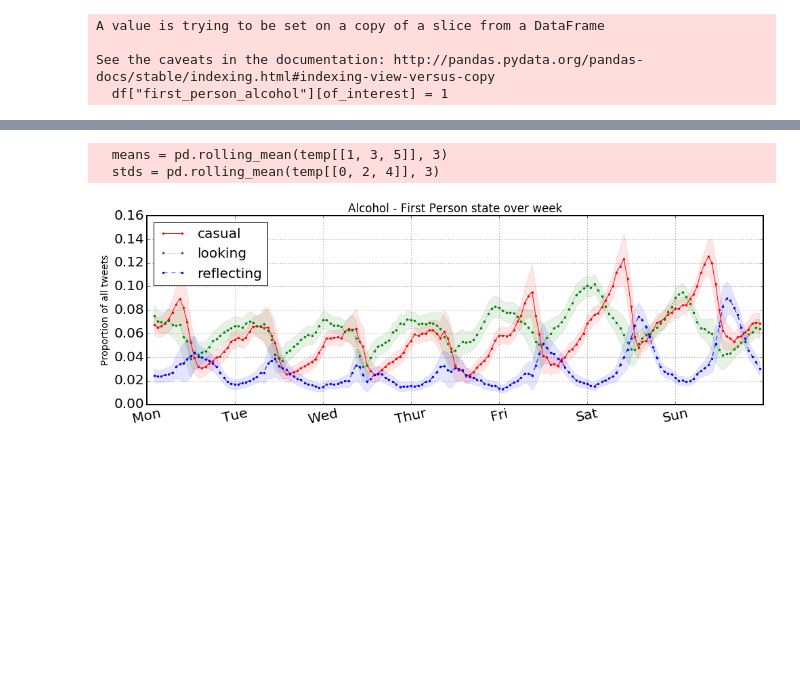
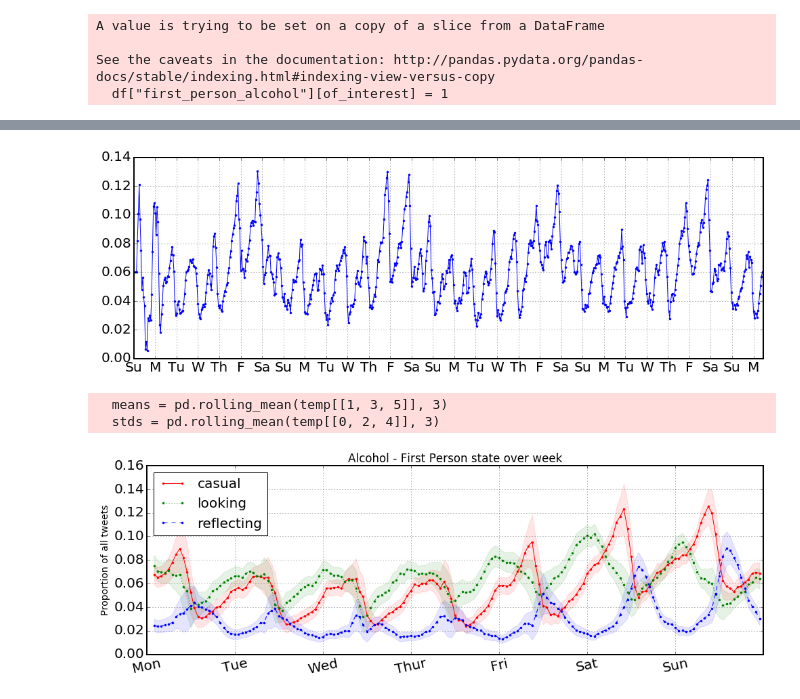
Before and after one commit to tj2huang/nyu-twipsy, a Jupyter notebook: plot-sept.ipynb, the cells around one changed output, grey strips where cells are left out. Drawn from its saved outputs; the diff is of its cells as text; code cells hidden in the pictures; blank space fills up the shorter version.

```diff
--- a/plot-sept.ipynb
+++ b/plot-sept.ipynb
@@ -31,3 +31,5 @@ A value is trying to be set on a copy of a slice from a DataFrame
 
 See the caveats in the documentation: http://pandas.pydata.org/pandas-docs/stable/indexing.html#indexing-view-versus-copy
   df["first_person_alcohol"][of_interest] = 1
+# %%
+june = june.sort_index()
@@ -33,0 +38,2 @@ See the caveats in the documentation: http://pandas.pydata.org/pandas-docs/stabl
+# %%
+june = june[4:]
@@ -34,3 +42,25 @@ See the caveats in the documentation: http://pandas.pydata.org/pandas-docs/stabl
+# %%
+def plot_hourly_ts(df):
+    weekday_map = 'Su M Tu W Th F Sa'.split()
+    temp = df.groupby([df.index.day, df.index.hour]).agg(
+                {"mean": "mean", "err": ComparisonPlot.centered_95int}
+        )
+    stds = temp['err'].rolling(window=3).mean()
+    means = temp['mean'].rolling(window=3).mean()
+    fig = plt.figure()
+    ax = fig.add_subplot(1, 1, 1)
+    ax.plot(range(len(means)), means, '.-')
+
+    ax.set_xlim([0, len(means)])
+    ax.set_xticks(range(0, len(means), 24))
+    ax.grid()
+    dates = means.index.levels[0]
+#     dayofweek_index = [weekday_map[df[df.index.day == date].index[0].dayofweek] for date in dates]
+    ax.set_xticklabels(dates)
+# %%
+plot_hourly_ts(june.casual)
+# %% [output]
+[figure, added]
 # %%
 plot.plot_fps_week(drinking, '')
 # %% [output]
```
Also changed, not shown: parts of 15 cells of this notebook, 4 other files.
